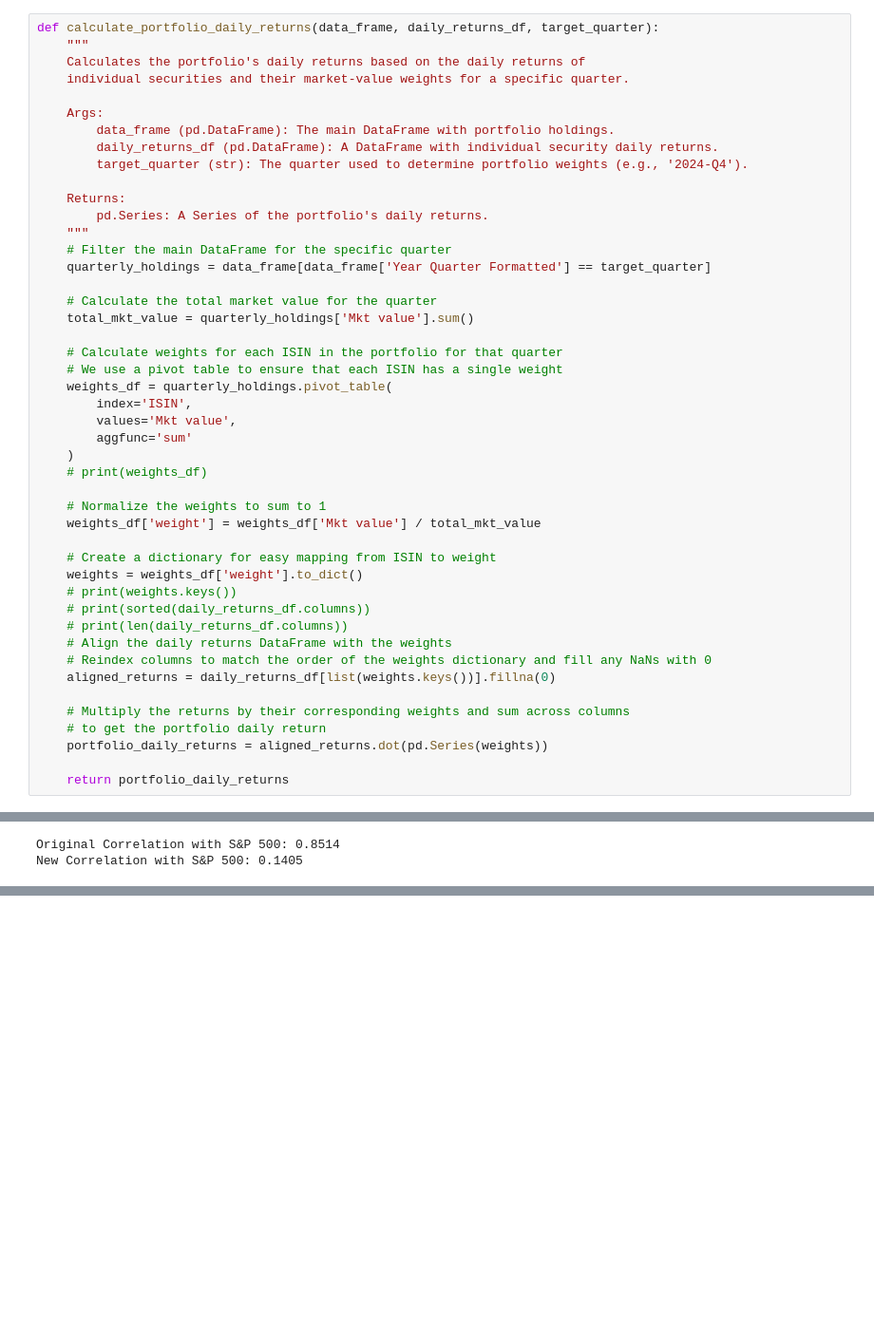
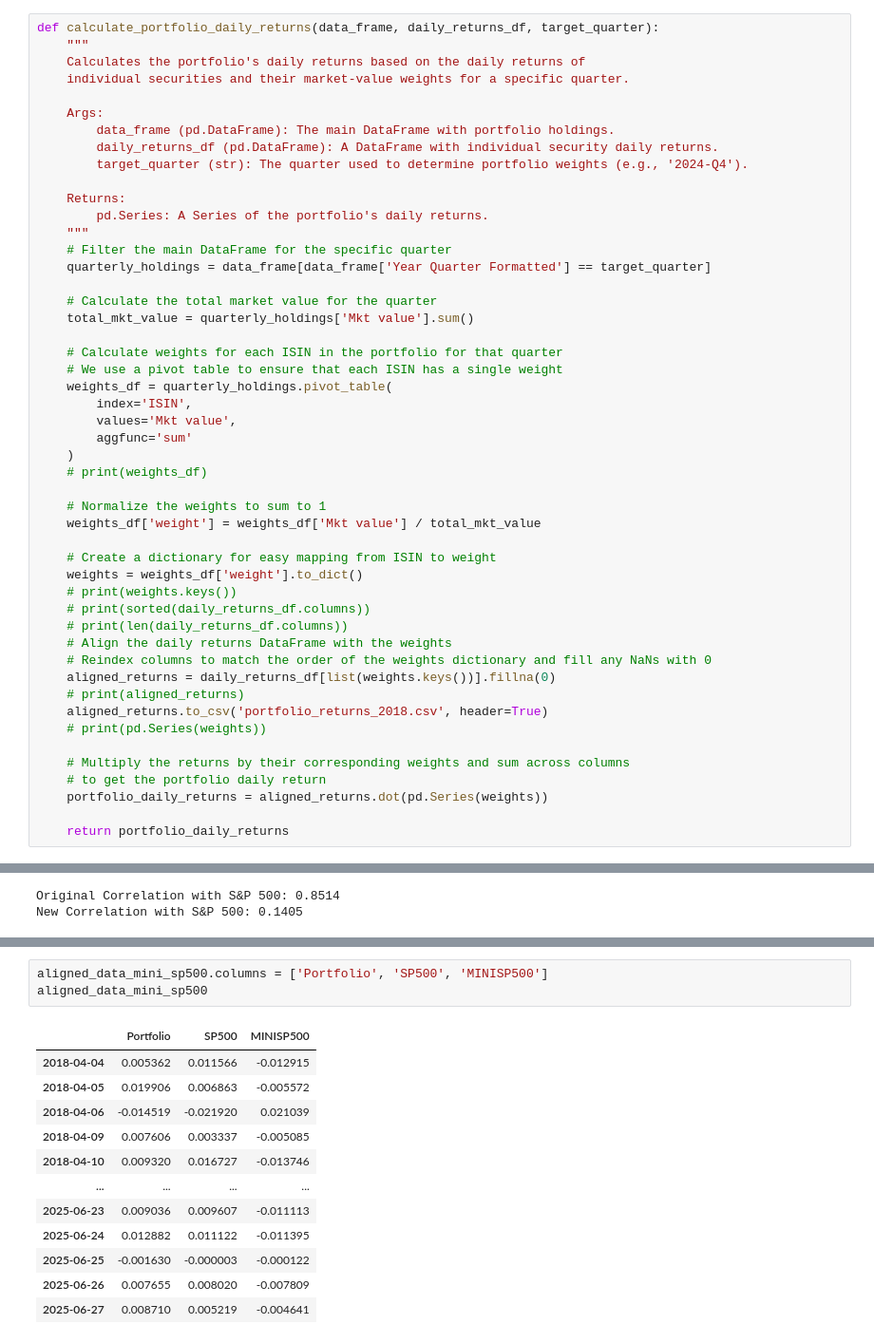
Before and after one commit to Tim-Chen-Xuetao/finance, a Jupyter notebook: notebook/tci_portfolio_analysis_2018_q1_2025_q2.ipynb, the cells around one changed output, grey strips where cells are left out. Shown at 95% size. Drawn from its saved outputs; the diff is of its cells as text; blank space fills up the shorter version.

```diff
--- a/notebook/tci_portfolio_analysis_2018_q1_2025_q2.ipynb
+++ b/notebook/tci_portfolio_analysis_2018_q1_2025_q2.ipynb
@@ -354,6 +354,9 @@ def calculate_portfolio_daily_returns(data_frame, daily_returns_df, target_quart
     # Align the daily returns DataFrame with the weights
     # Reindex columns to match the order of the weights dictionary and fill any NaNs with 0
     aligned_returns = daily_returns_df[list(weights.keys())].fillna(0)
+    # print(aligned_returns)
+    aligned_returns.to_csv('portfolio_returns_2018.csv', header=True)
+    # print(pd.Series(weights))
 
     # Multiply the returns by their corresponding weights and sum across columns
     # to get the portfolio daily return
@@ -907,0 +948,16 @@ plot_cumulative_returns(results_df_uvix['Portfolio'], results_df_uvix['SP500'],
+# %%
+aligned_data_mini_sp500.columns = ['Portfolio', 'SP500', 'MINISP500']
+aligned_data_mini_sp500
+# %% [output]
+|  | Portfolio | SP500 | MINISP500 |
+| 2018-04-04 | 0.005362 | 0.011566 | -0.012915 |
+| 2018-04-05 | 0.019906 | 0.006863 | -0.005572 |
+| 2018-04-06 | -0.014519 | -0.021920 | 0.021039 |
+| 2018-04-09 | 0.007606 | 0.003337 | -0.005085 |
+| 2018-04-10 | 0.009320 | 0.016727 | -0.013746 |
+| ... | ... | ... | ... |
+| 2025-06-23 | 0.009036 | 0.009607 | -0.011113 |
+| 2025-06-24 | 0.012882 | 0.011122 | -0.011395 |
+| 2025-06-25 | -0.001630 | -0.000003 | -0.000122 |
+| 2025-06-26 | 0.007655 | 0.008020 | -0.007809 |
+| 2025-06-27 | 0.008710 | 0.005219 | -0.004641 |
```
Also changed, not shown: parts of 19 cells of this notebook.
